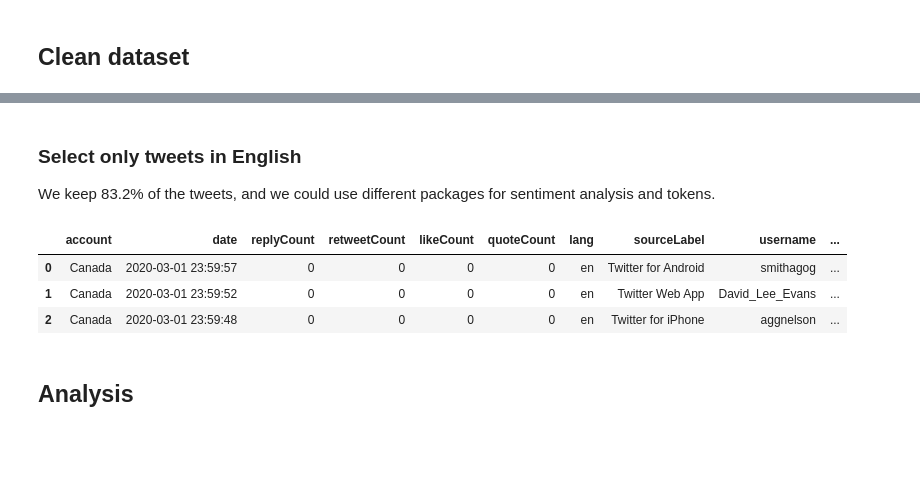
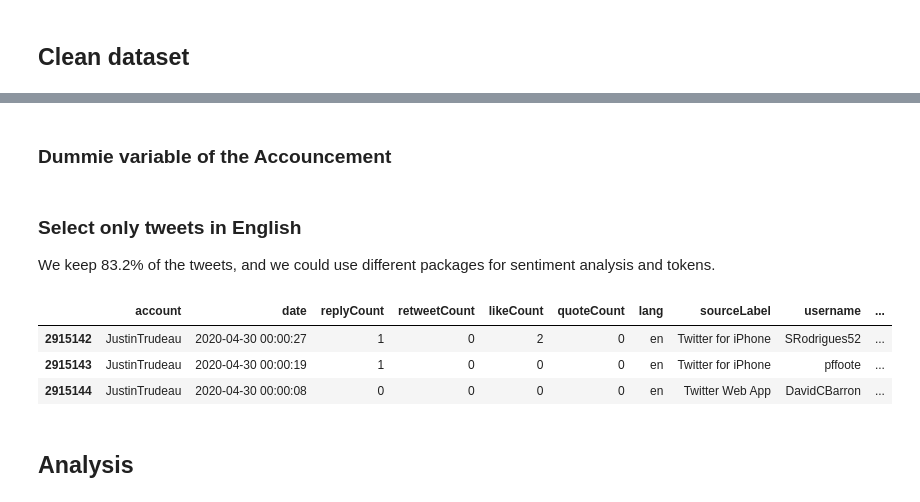
Before and after one commit to vcuspinera/Canada_response_covid, a Jupyter notebook: src/sentiment_analysis.ipynb, the cells around one changed output, grey strips where cells are left out. Saved outputs shown, nothing was run; the diff lists cells and outputs as text; code cells hidden in the pictures; blank space fills up the shorter version.

```diff
--- a/src/sentiment_analysis.ipynb
+++ b/src/sentiment_analysis.ipynb
@@ -63,14 +71,18 @@ df_tot = pd.read_json(my_folder + 'tweets_db_clean.json')
+# %% [markdown]
+### Dummie variable of the Accouncement
+# %%
+df_tot['announcement'] = df_tot['day'] >= "2020-03-27"
 # %% [markdown]
 ### Select only tweets in English
 We keep 83.2% of the tweets, and we could use different packages for sentiment analysis and tokens.
 # %%
-df = df_tot[df_tot['lang']=='en']
-df.head(3)
+df = df_tot[df_tot['lang']=='en'].reset_index(drop=True)
+df.tail(3)
 # %% [output]
 |  | account | date | replyCount | retweetCount | likeCount | quoteCount | lang | sourceLabel | username | ... |
-| 0 | Canada | 2020-03-01 23:59:57 | 0 | 0 | 0 | 0 | en | Twitter for Android | smithagog | ... |
-| 1 | Canada | 2020-03-01 23:59:52 | 0 | 0 | 0 | 0 | en | Twitter Web App | David_Lee_Evans | ... |
-| 2 | Canada | 2020-03-01 23:59:48 | 0 | 0 | 0 | 0 | en | Twitter for iPhone | aggnelson | ... |
+| 2915142 | JustinTrudeau | 2020-04-30 00:00:27 | 1 | 0 | 2 | 0 | en | Twitter for iPhone | SRodrigues52 | ... |
+| 2915143 | JustinTrudeau | 2020-04-30 00:00:19 | 1 | 0 | 0 | 0 | en | Twitter for iPhone | pffoote | ... |
+| 2915144 | JustinTrudeau | 2020-04-30 00:00:08 | 0 | 0 | 0 | 0 | en | Twitter Web App | DavidCBarron | ... |
 # %% [markdown]
 ## Analysis
 # %%
```
Also changed, not shown: parts of 11 cells of this notebook, 1 other file.
